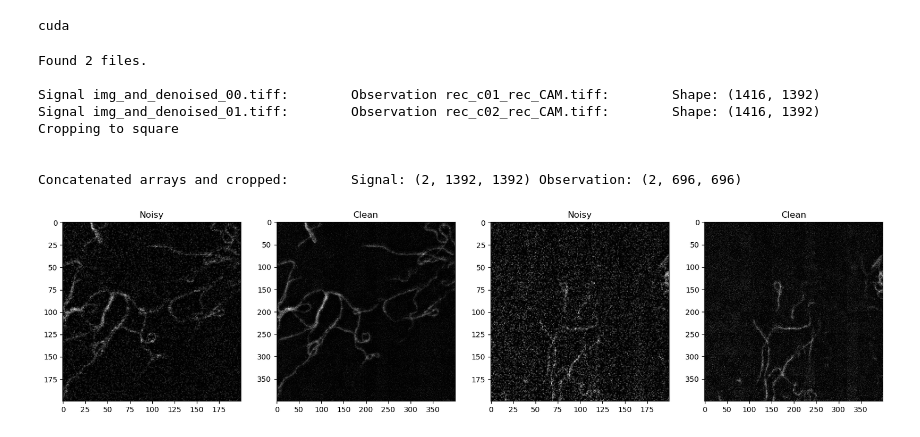
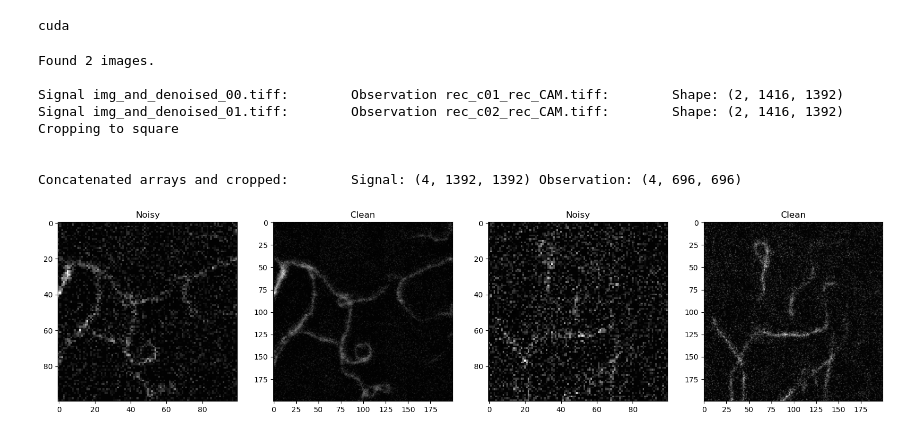
Before and after one commit to GuillaumeMinet/HDN_tests, a Jupyter notebook: MyScripts/Inference.ipynb, the cells around one changed output. Drawn from its saved outputs; the diff is of its cells as text; code cells hidden in the pictures.

```diff
--- a/MyScripts/Inference.ipynb
+++ b/MyScripts/Inference.ipynb
@@ -39,11 +39,11 @@ cuda
 
 
 # Model
-modelName = "Vim_mtlplSNR_Noise1_GMM1N2V_ConvTransposeBefore_Upsamp2_Clip-3_Lat64x5_6Blocks_betaKL0.0001_NoAugment_last_vae"
-modelPath = Path("./Trained_model/model/") / (modelName + ".net")
+modelName = "Vim_mtlplSNR_Noise1_GMM1N2V_ConvTransposeBefore_Upsamp2_Clip-3_Lat64x5_6Blocks_betaKL0.0001_NoAugment"
+modelPath = Path("./Trained_model/model/") / (modelName + "_best_vae.net")
 
 # Data
-basedir = Path(r"\\deepltestalab\E\dl_monalisa\Data\Vim_fixed_mltplSNR_30nm\_forAnirban")
+basedir = Path(r"E:\dl_monalisa\Data\Vim_fixed_mltplSNR_30nm\_forAnirban")
 data_path_signal = basedir / "test_data" / "avg_and_n2v"
 data_path_obs = basedir /  "test_data" / "mltpl_snr_stacks"
 
@@ -54,15 +54,20 @@ std_value = 70.50637817382812
 # Data parameters
 upsamp = 2
 upsamp_beforeNN = False # put True to re-upsample with nearest neighbor before feeding in neural net
-DataNoiseLvl = 1 #"all"
+DataNoiseLvl = [1,2] # "all", int, or list of int
 clip = -3
 
+if not upsamp_beforeNN:
+    crop_coeff = upsamp
+else:
+    crop_coeff = 1
+
 # Inference parameters
-crop_size = 200 # NOTE: crop size in input space (if upsample by 2, prediction size=2*crop_size)
+crop_size = 200 # NOTE: crop size in "output space" after upsampling, so it should be a multiple of upsampling factor
 tiling = False # to predict whole image with tiling
 tilingMargin = 50 # tilingMargin added to crop_size to avoid edge effect when tiling
 
-num_samples = 50 # number of samples used to compute MMSE estimate
+num_samples = 10 # number of samples used to compute MMSE estimate
 tta = False
 
 # Saving prm
@@ -104,7 +109,8 @@ for f in files_obs:
         files_obs.remove(f)
 
 assert len(files_obs) == len(files_signal)
-print(f"\nFound {len(files_signal)} files.\n")
+n_images= len(files_obs)
+print(f"\nFound {n_images} images.\n")
 
 if isinstance(DataNoiseLvl,list) or DataNoiseLvl == "all":
     mltplNoise = True
@@ -151,9 +157,14 @@ if mltplNoise:
 if signal.shape[-1] != signal.shape[-2]:
     print("Cropping to square")
     img_size = min(signal.shape[-1],signal.shape[-2])
-    signal = signal [...,0:img_size,0:img_size]
-    observation = observation [...,0:img_size,0:img_size]
+    signal = crop_center(signal,img_size)
+    observation = crop_center(observation,img_size)
 
+#if tiling, we crop so that img size is a multiple of crop_size
+if tiling and img_size%crop_size!=0:
+    img_size = img_size - img_size%crop_size
+    signal = crop_center(signal,img_size)
+    observation = crop_center(observation,img_size)
 
 # Normalization
 signal = (signal - (mean_value))/(std_value)
@@ -173,44 +184,39 @@ if upsamp>1:
 
 print(f"\n\nConcatenated arrays and cropped:\tSignal: {signal.shape}\tObservation: {observation.shape}")
 # %% [output]
-Found 2 files.
+Found 2 images.
 
-Signal img_and_denoised_00.tiff:        Observation rec_c01_rec_CAM.tiff:        Shape: (1416, 1392)
-Signal img_and_denoised_01.tiff:        Observation rec_c02_rec_CAM.tiff:        Shape: (1416, 1392)
+Signal img_and_denoised_00.tiff:        Observation rec_c01_rec_CAM.tiff:        Shape: (2, 1416, 1392)
+Signal img_and_denoised_01.tiff:        Observation rec_c02_rec_CAM.tiff:        Shape: (2, 1416, 1392)
 Cropping to square
 
 
-Concatenated arrays and cropped:        Signal: (2, 1392, 1392) Observation: (2, 696, 696)
+Concatenated arrays and cropped:        Signal: (4, 1392, 1392) Observation: (4, 696, 696)
 # %%
 # Display examples
-
-if not upsamp_beforeNN:
-    crop_coeff = upsamp
-else:
-    crop_coeff = 1
 
 idxs = np.random.randint(0,observation.shape[0],2)
 
 plt.figure(figsize=(20,10))
 plt.subplot(1,4,1)
-plt.imshow(crop_center(observation[idxs[0]],crop_size),cmap="gray")
+plt.imshow(crop_center(observation[idxs[0]],crop_size//crop_coeff),cmap="gray")
 plt.title("Noisy")
 
 plt.subplot(1,4,2)
-plt.imshow(crop_center(signal[idxs[0]],crop_size*crop_coeff),cmap="gray")
+plt.imshow(crop_center(signal[idxs[0]],crop_size),cmap="gray")
 plt.title("Clean")
 
 plt.subplot(1,4,3)
-plt.imshow(crop_center(observation[idxs[1]],crop_size),cmap="gray")
+plt.imshow(crop_center(observation[idxs[1]],crop_size//crop_coeff),cmap="gray")
 plt.title("Noisy")
 
 plt.subplot(1,4,4)
-plt.imshow(crop_center(signal[idxs[1]],crop_size*crop_coeff),cmap="gray")
+plt.imshow(crop_center(signal[idxs[1]],crop_size),cmap="gray")
 plt.title("Clean")
 
 plt.show()
 # %% [output]
-[figure, old version]
+[figure, new version]
 # %%
 # inference
 
```
Also changed, not shown: parts of 8 cells of this notebook, 2 other files.
